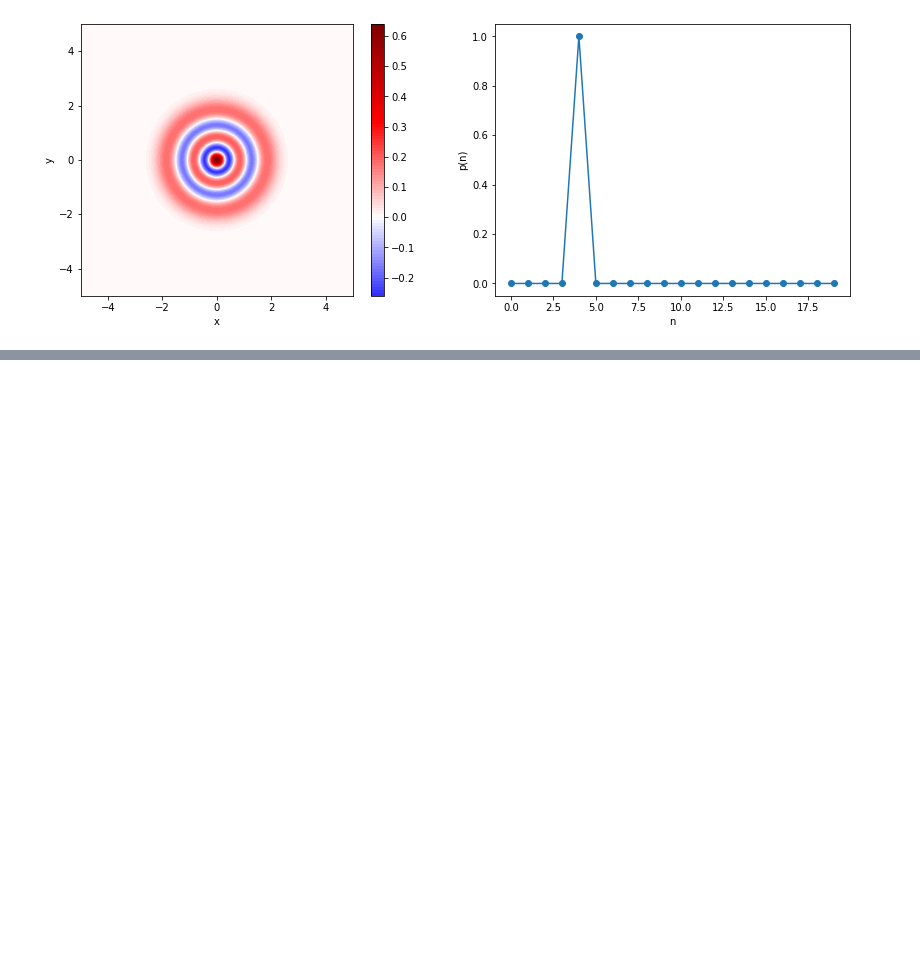
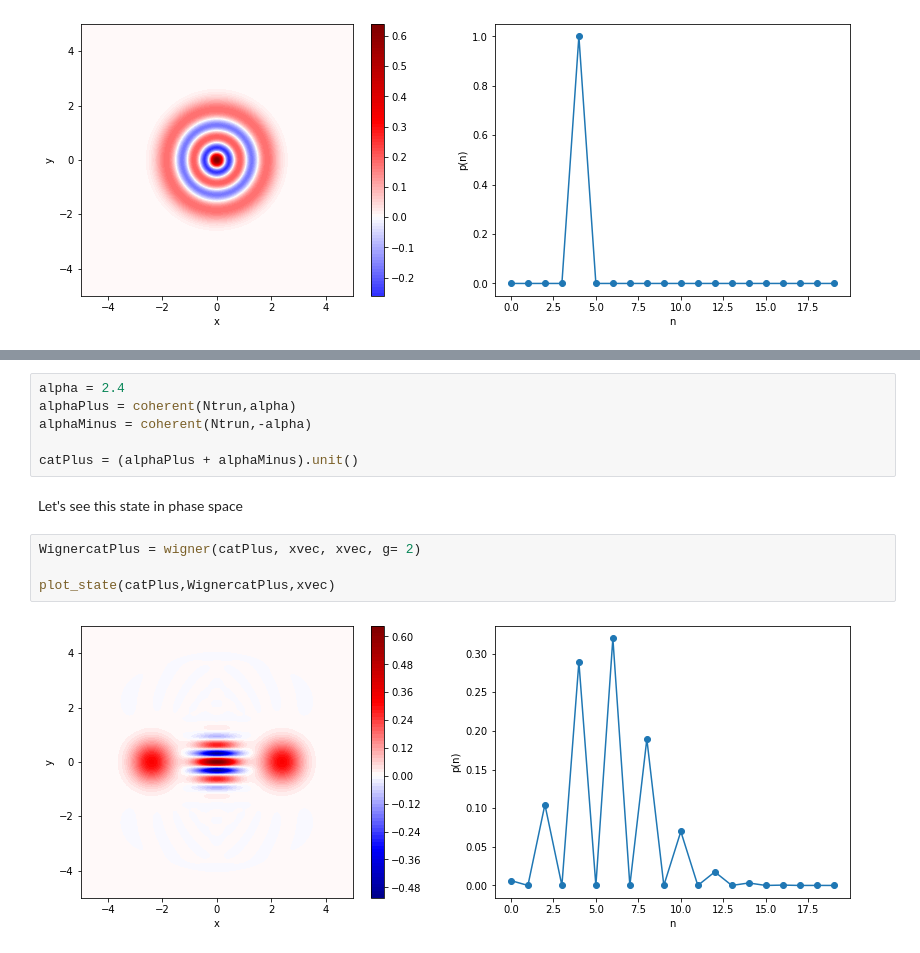
Before and after one commit to CarlosSMWolff/Quantum-Optics-Course, a Jupyter notebook: 1_Quantum_single_mode_field.ipynb, the cells around one changed output, grey strips where cells are left out. Drawn from its saved outputs; the diff is of its cells as text; blank space fills up the shorter version.

Commit message:
Cat states

```diff
--- a/1_Quantum_single_mode_field.ipynb
+++ b/1_Quantum_single_mode_field.ipynb
@@ -159,0 +170,14 @@ Notice something very important: the Wigner function has now negative values!!
+# %%
+alpha = 2.4
+alphaPlus = coherent(Ntrun,alpha)
+alphaMinus = coherent(Ntrun,-alpha)
+
+catPlus = (alphaPlus + alphaMinus).unit()
+# %% [markdown]
+Let's see this state in phase space
+# %%
+WignercatPlus = wigner(catPlus, xvec, xvec, g= 2)
+
+plot_state(catPlus,WignercatPlus,xvec)
+# %% [output]
+[figure, added]
```
Also changed, not shown: parts of 11 cells of this notebook.
